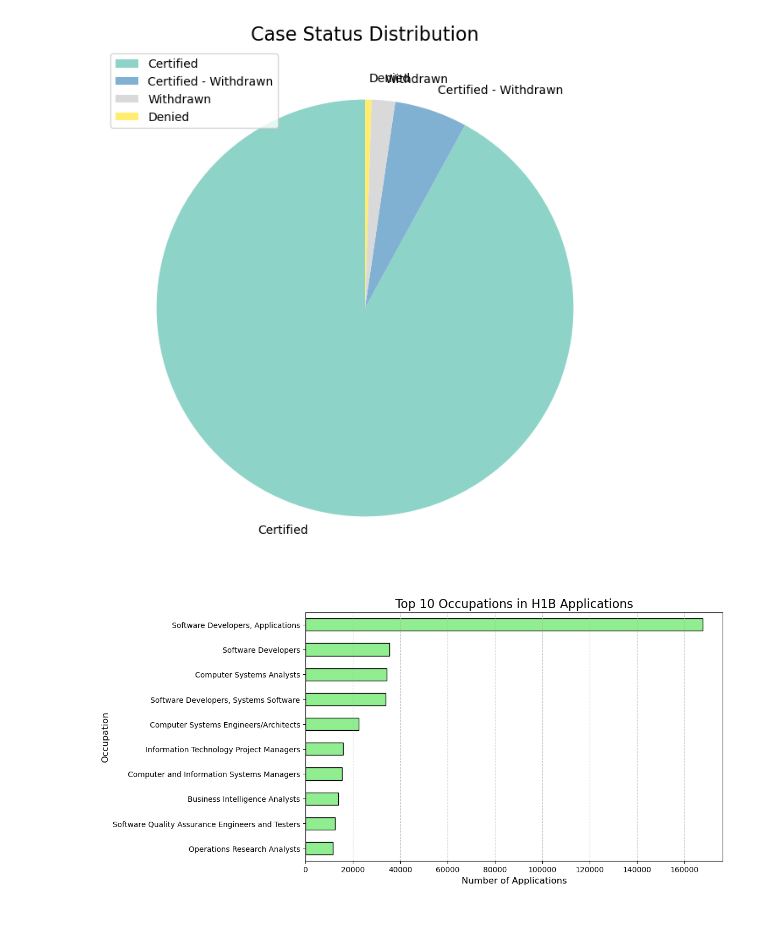
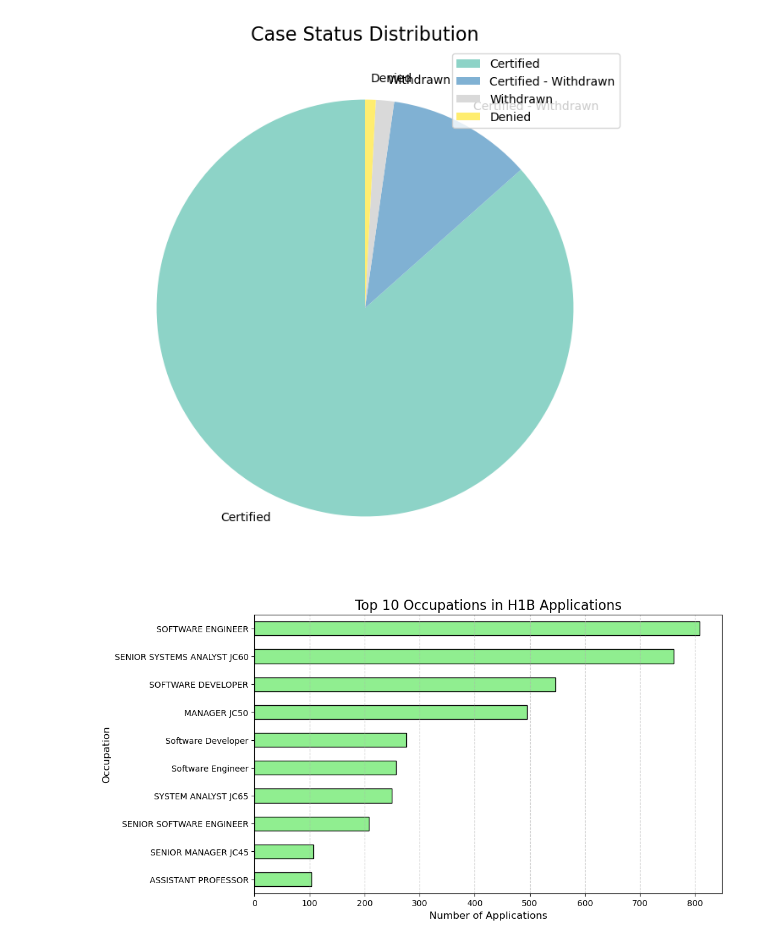
Before and after one commit to chm011/Capstone, a Jupyter notebook: Capstone_Data Exploration.ipynb, the cells around one changed output. Cells and saved outputs as stored; diff of their text form; code cells hidden in the pictures.

```diff
--- a/Capstone_Data Exploration.ipynb
+++ b/Capstone_Data Exploration.ipynb
@@ -4,7 +4,9 @@ import matplotlib.pyplot as plt
 import seaborn as sns
 # %%
 # import data
-df = pd.read_csv("/Users/seonminhwang/Downloads/archive (1)/Combined_LCA_Disclosure_Data_FY2022.csv", low_memory=False)
+#df = pd.read_csv("Combined_LCA_Disclosure_Data_FY2022.csv", low_memory=False)
+df = pd.read_csv('Combined_LCA_Disclosure_Data_FY2020_to_FY2024.csv', low_memory=False)
+#df = pd.read_csv("/Users/seonminhwang/Downloads/archive (1)/Combined_LCA_Disclosure_Data_FY2022.csv", low_memory=False)
 # %%
 df.head(5)
 # %% [output]
@@ -80,21 +82,21 @@ plt.title('Case Status Distribution', fontsize=16)
 plt.ylabel('')  # Remove y-label for better appearance
 plt.show()
 # %% [output]
-[figure, old version]
+[figure, new version]
 # %%
 # Top occupations in the dataset
-top_occupations = df['JO_TITLE'].value_counts().head(10)
+top_occupations = df['JOB_TITLE'].value_counts().head(10)
 
 plt.figure(figsize=(10, 6))
 top_occupations.plot(kind='barh', color='lightgreen', edgecolor='black')
 plt.title('Top 10 Occupations in H1B Applications', fontsize=16)
 plt.xlabel('Number of Applications', fontsize=12)
 plt.ylabel('Occupation', fontsize=12)
 plt.gca().invert_yaxis()
 plt.grid(axis='x', linestyle='--', alpha=0.7)
 plt.show()
 # %% [output]
-[figure, old version]
+[figure, new version]
 # %%
 # Salary Analysis
 # Clean and convert salaries to numeric, handling outliers
```
Also changed, not shown: parts of 8 cells of this notebook, 1 other file.
